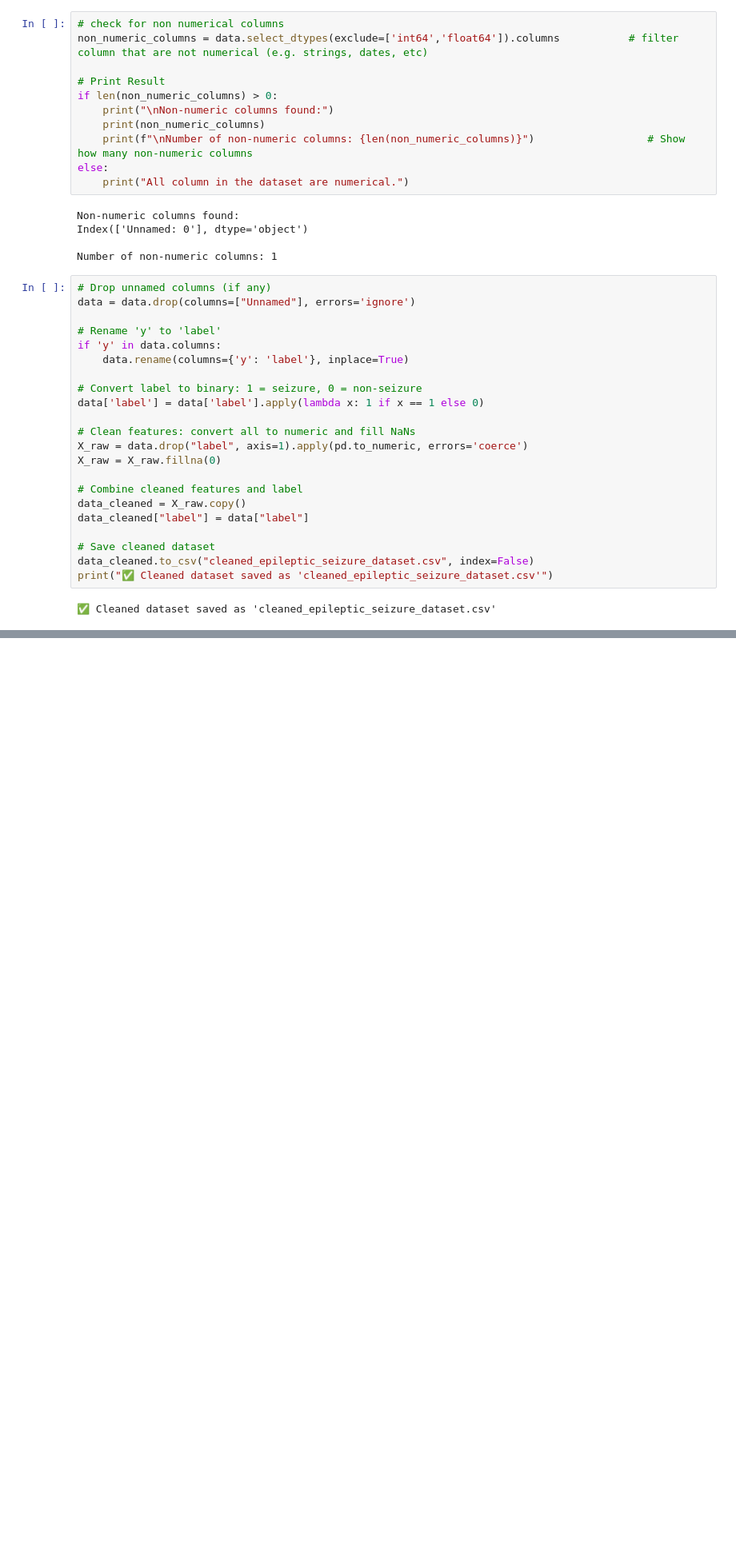
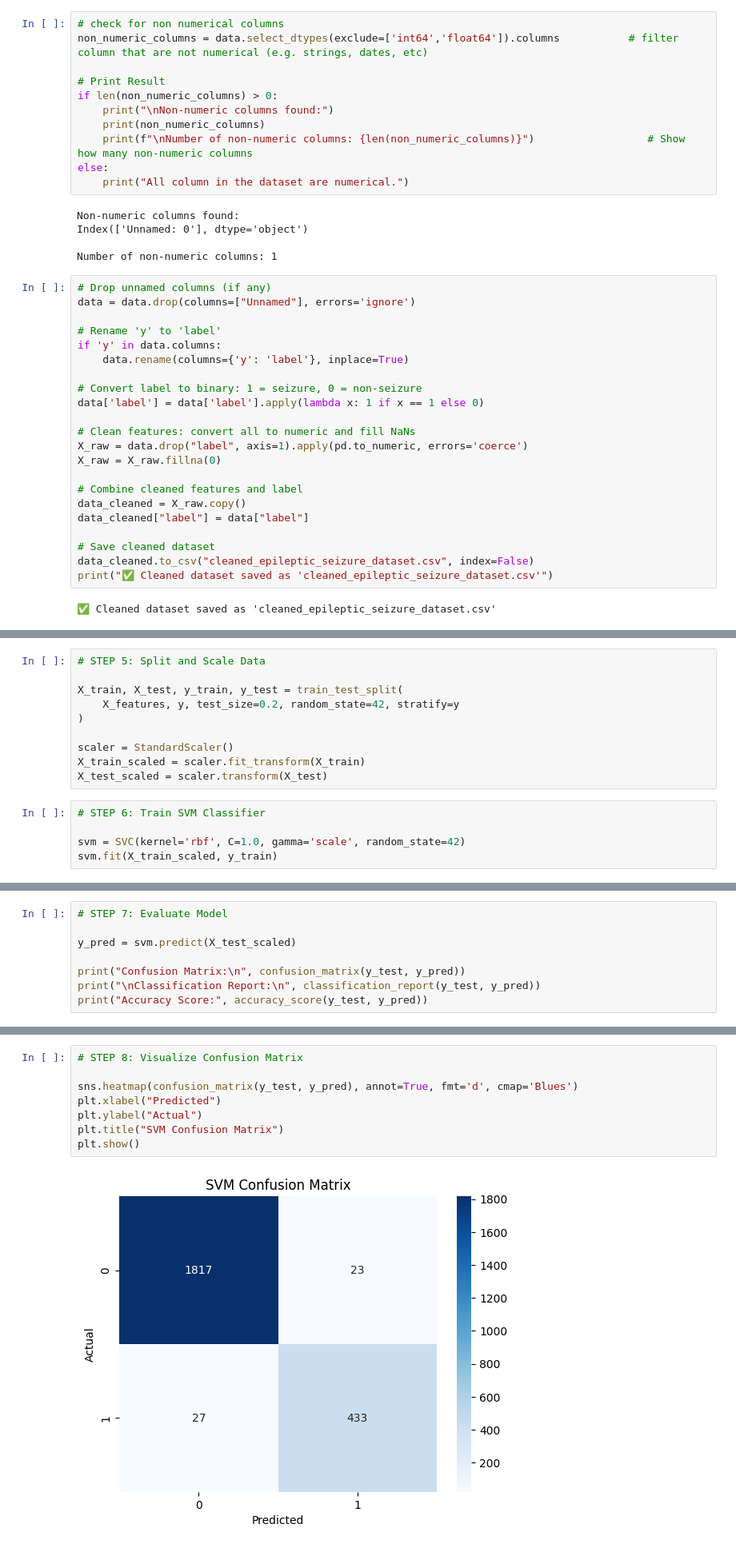
Before and after one commit to adamafiq345/Epileptic-Seizure-Detection, a Jupyter notebook: psm2-code.ipynb, the cells around one changed output, grey strips where cells are left out. Shown: that part at 80% size. Saved outputs shown, nothing was run; the diff lists cells and outputs as text; blank space fills up the shorter version.

```diff
--- a/psm2-code.ipynb
+++ b/psm2-code.ipynb
@@ -156,0 +217,15 @@ print("✅ Cleaned dataset saved as 'cleaned_epileptic_seizure_dataset.csv'")
+# %%
+# STEP 5: Split and Scale Data
+
+X_train, X_test, y_train, y_test = train_test_split(
+    X_features, y, test_size=0.2, random_state=42, stratify=y
+)
+
+scaler = StandardScaler()
+X_train_scaled = scaler.fit_transform(X_train)
+X_test_scaled = scaler.transform(X_test)
+# %%
+# STEP 6: Train SVM Classifier
+
+svm = SVC(kernel='rbf', C=1.0, gamma='scale', random_state=42)
+svm.fit(X_train_scaled, y_train)
@@ -156,0 +234,8 @@ print("✅ Cleaned dataset saved as 'cleaned_epileptic_seizure_dataset.csv'")
+# %%
+# STEP 7: Evaluate Model
+
+y_pred = svm.predict(X_test_scaled)
+
+print("Confusion Matrix:\n", confusion_matrix(y_test, y_pred))
+print("\nClassification Report:\n", classification_report(y_test, y_pred))
+print("Accuracy Score:", accuracy_score(y_test, y_pred))
@@ -156,0 +258,10 @@ print("✅ Cleaned dataset saved as 'cleaned_epileptic_seizure_dataset.csv'")
+# %%
+# STEP 8: Visualize Confusion Matrix
+
+sns.heatmap(confusion_matrix(y_test, y_pred), annot=True, fmt='d', cmap='Blues')
+plt.xlabel("Predicted")
+plt.ylabel("Actual")
+plt.title("SVM Confusion Matrix")
+plt.show()
+# %% [output]
+[figure, added]
```
Also changed, not shown: parts of 8 cells of this notebook.
